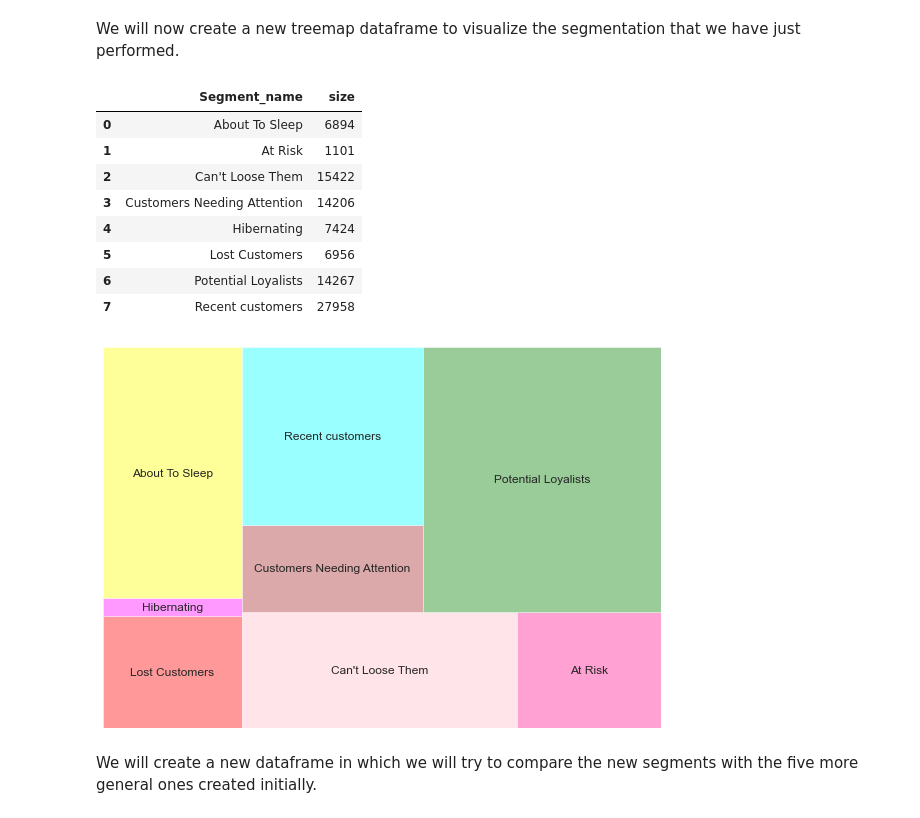
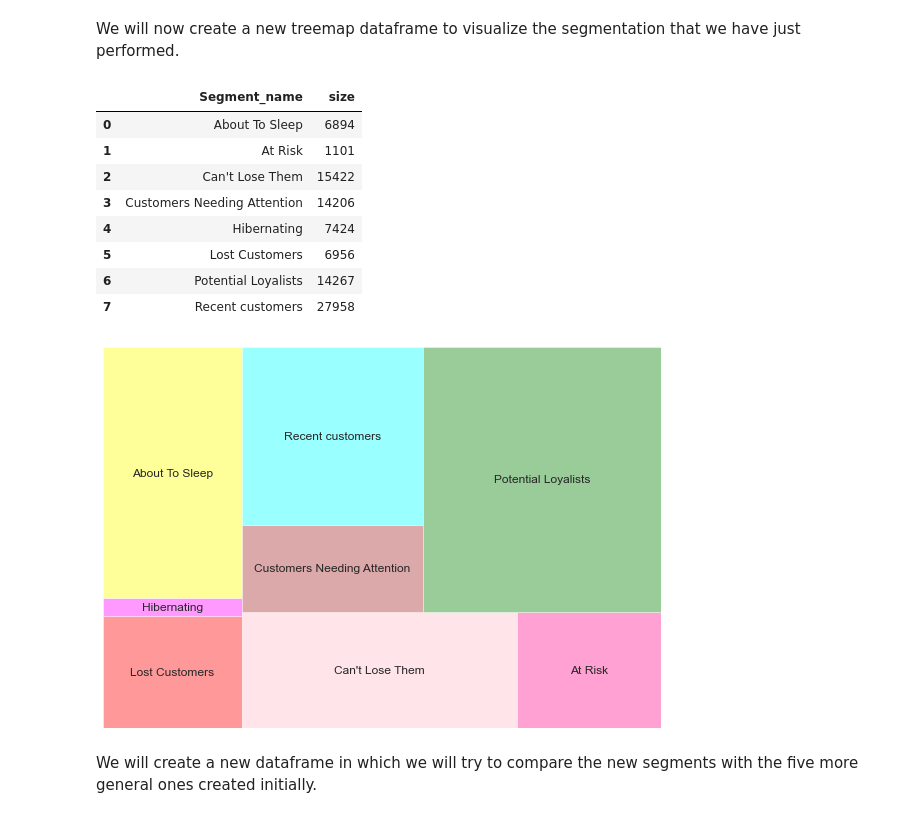
Before and after one commit to MariaDBPerez/clients_segmentation, a Jupyter notebook: project_5_RFM_segmentation.ipynb, the cells around one changed output. Cells and saved outputs as stored; diff of their text form; code cells hidden in the pictures.

```diff
--- a/project_5_RFM_segmentation.ipynb
+++ b/project_5_RFM_segmentation.ipynb
@@ -451,7 +451,7 @@ segt_map = {
             r'11': 'Lost Customers', # Purchased long time ago and never came back.
             r'12': 'Hibernating', # Last purchase was long back and low number of orders.
             r'21': 'About To Sleep', # Below average recency and frequency. Will lose them if not reactivated.
-            r'[1-2][1-3]': 'Can\'t Loose Them', # Used to purchase frequently but haven't returned for a long time.
+            r'[1-2][1-3]': 'Can\'t Lose Them', # Used to purchase frequently but haven't returned for a long time.
             r'[1-2][3-5]': 'At Risk', # Purchased often but a long time ago. Need to bring them back.
             r'[2-3][1-2]': 'Customers Needing Attention', # Above average recency, frequency and monetary values. May not have bought very recently though.
             r'[3-5][1-2]': 'Recent customers', # Bought most recently, but not often.
@@ -530,7 +530,7 @@ df_treemap_new.head(10)
 |  | Segment_name | size |
 | 0 | About To Sleep | 6894 |
 | 1 | At Risk | 1101 |
-| 2 | Can't Loose Them | 15422 |
+| 2 | Can't Lose Them | 15422 |
 | 3 | Customers Needing Attention | 14206 |
 | 4 | Hibernating | 7424 |
 | 5 | Lost Customers | 6956 |
@@ -539,34 +539,34 @@ df_treemap_new.head(10)
 # %%
 import squarify
 fig, ax = plt.subplots(1, figsize = (10,7))
 
 squarify.plot(sizes=df_treemap_new['size'],
                 label=["Lost Customers",
                         "Hibernating",
                         "About To Sleep",
-                        "Can\'t Loose Them",
+                        "Can\'t Lose Them",
                         "At Risk",
                         "Customers Needing Attention",
                         "Recent customers",
                         "Potential Loyalists",
                         "Loyal Customers",
                         "Champions"], alpha=.4,
                 color=["red",
                         "magenta",
                         "yellow",
                         "pink",
                         "deeppink",
                         "brown",
                         "cyan",
                         "green",
                         "blue",
                         "mediumblue"])
 
 plt.axis('off')
 
 plt.show()
 # %% [output]
-[figure, old version]
+[figure, new version]
 # %% [markdown]
 We will create a new dataframe in which we will try to compare the new segments with the five more general ones created initially.
 # %%
```
Also changed, not shown: parts of 2 cells of this notebook, 1 other file.
